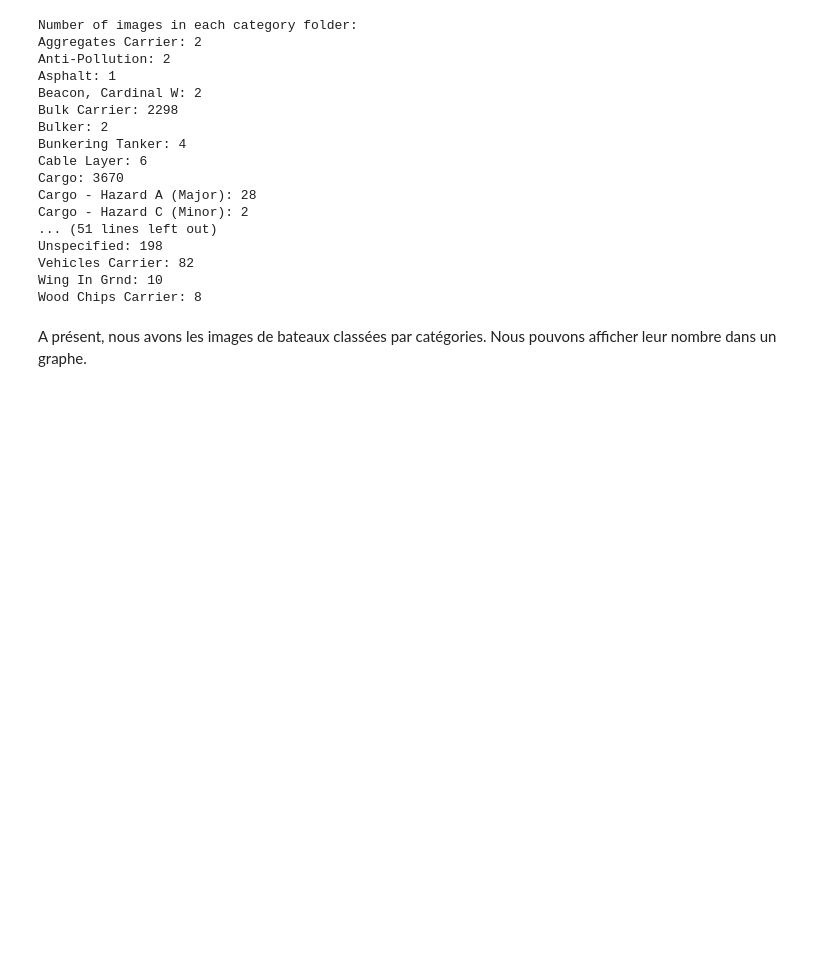
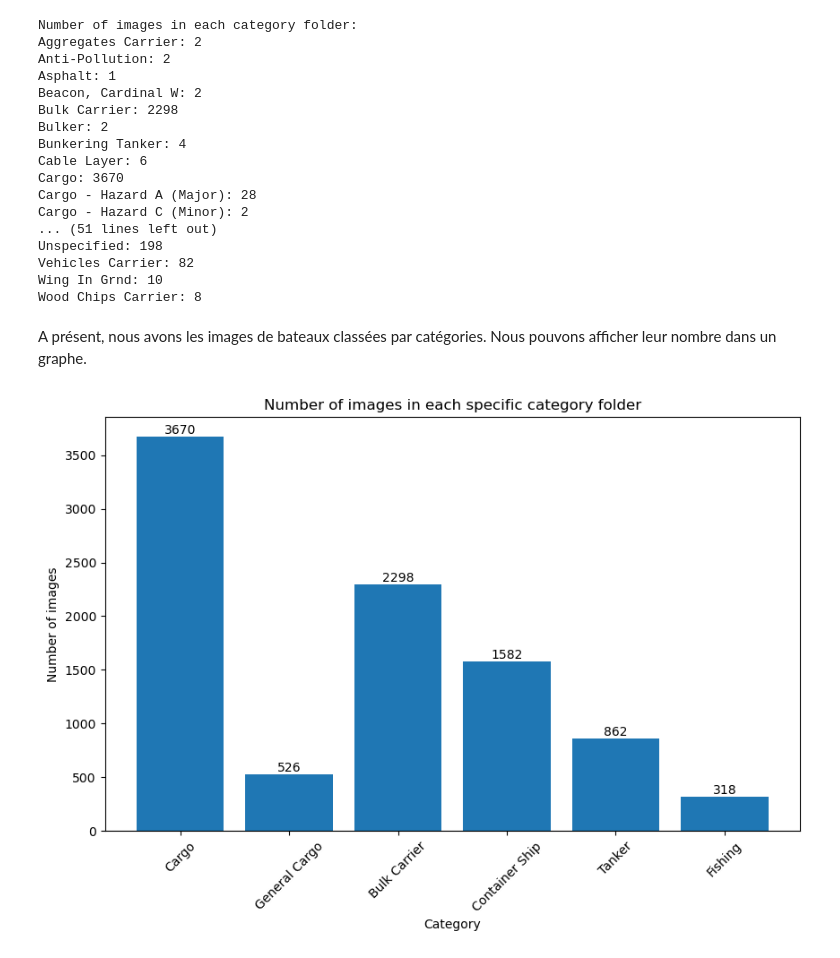
Before and after one commit to jufch/SiameseNetwork, a Jupyter notebook: Etude_bdd.ipynb, the cells around one changed output. Drawn from its saved outputs; the diff is of its cells as text; code cells hidden in the pictures; blank space fills up the shorter version.

Commit message:
Plot the results of the needed categories

```diff
--- a/Etude_bdd.ipynb
+++ b/Etude_bdd.ipynb
@@ -400,3 +400,18 @@ Wing In Grnd: 10
 Wood Chips Carrier: 8
 # %% [markdown]
 A présent, nous avons les images de bateaux classées par catégories. Nous pouvons afficher leur nombre dans un graphe.
+# %%
+# Plot the number of images in 6 categories : Cargo, General Cargo, Bulk Carrier, Tanker, Fishing, Container Ship
+specific_categories = ["Cargo", "General Cargo", "Bulk Carrier", "Container Ship", "Tanker", "Fishing"]
+plt.figure(figsize=(10, 6))
+plt.bar(specific_categories, [category_counts[category] for category in specific_categories])
+plt.xlabel("Category")
+plt.ylabel("Number of images")
+plt.title("Number of images in each specific category folder")
+# Add the count of images on top of each bar
+for i, count in enumerate([category_counts[category] for category in specific_categories]):
+    plt.text(i, count, str(count), ha='center', va='bottom')
+plt.xticks(rotation=45)
+plt.show()
+# %% [output]
+[figure, added]
```
Also changed, not shown: 1 other file.
